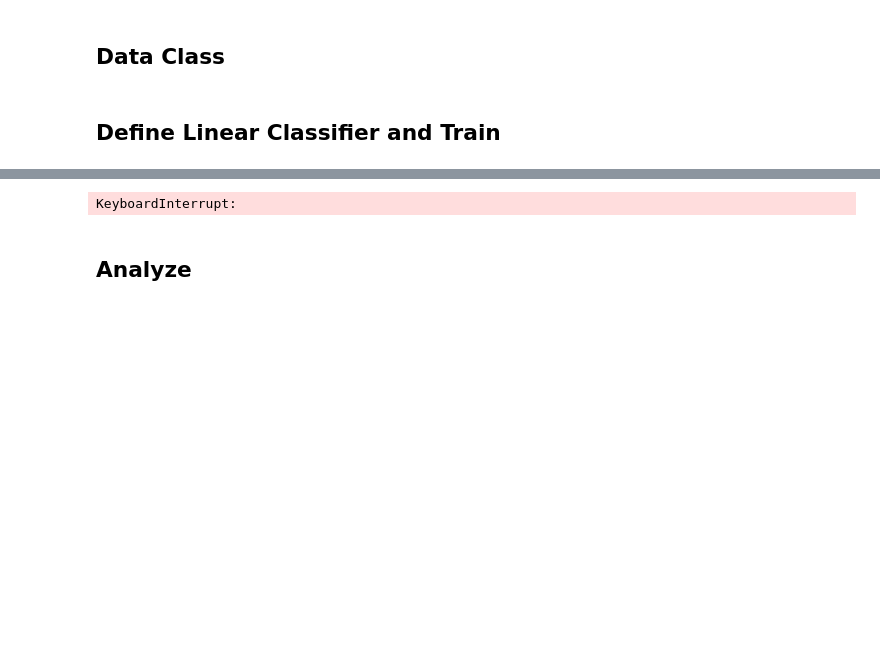
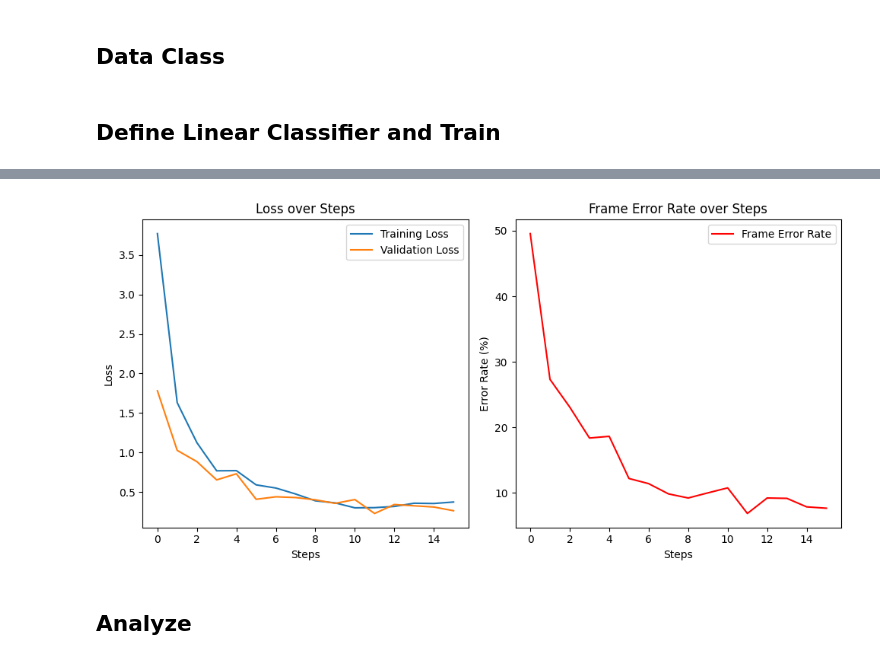
Before and after one commit to georgevenven/tweety_bert, a Jupyter notebook: notebooks/tweetyBERT_FER.ipynb, the cells around one changed output, grey strips where cells are left out. Drawn from its saved outputs; the diff is of its cells as text; code cells hidden in the pictures; blank space fills up the shorter version.

```diff
--- a/notebooks/tweetyBERT_FER.ipynb
+++ b/notebooks/tweetyBERT_FER.ipynb
@@ -13,8 +13,8 @@ os.chdir('/home/george-vengrovski/Documents/projects/tweety_bert_paper')
 from data_class import CollateFunction
 from utils import load_model
 
-weights_path = "/home/george-vengrovski/Documents/projects/tweety_bert_paper/experiments/TweetyBERT-MSE-Mask-Before-50-mask-alpha-1/saved_weights/model_step_6400.pth"
-config_path = "/home/george-vengrovski/Documents/projects/tweety_bert_paper/experiments/TweetyBERT-MSE-Mask-Before-50-mask-alpha-1/config.json"
+weights_path = "/media/george-vengrovski/Extreme SSD/YardenLLB3_PreExtracted_WithPitch_Shift/saved_weights/model_step_26500.pth"
+config_path = "/media/george-vengrovski/Extreme SSD/YardenLLB3_PreExtracted_WithPitch_Shift/config.json"
 
 tweety_bert_model = load_model(config_path, weights_path)
 
@@ -25,13 +23,15 @@ KeyError: 'num_freq_bins'
 ## Data Class
 # %%
 from torch.utils.data import DataLoader
-from data_class import SongDataSet_Image
+from data_class import SongDataSet_Image, deterimine_number_unique_classes
 
-train_dir = "/home/george-vengrovski/Documents/projects/tweety_bert_paper/files/llb3_train"
-test_dir = "/home/george-vengrovski/Documents/projects/tweety_bert_paper/files/llb3_test"
+train_dir = "/media/george-vengrovski/Extreme SSD/yarden_data/llb3_data_matrices_train"
+test_dir = "/media/george-vengrovski/Extreme SSD/yarden_data/llb3_data_matrices_test"
 
-train_dataset = SongDataSet_Image(train_dir, num_classes=196)
-test_dataset = SongDataSet_Image(test_dir, num_classes=196)
+num_classes = deterimine_number_unique_classes(train_dir)
+
+train_dataset = SongDataSet_Image(train_dir, num_classes=num_classes, infinite_loader=False)
+test_dataset = SongDataSet_Image(test_dir, num_classes=num_classes, infinite_loader=False)
 
 collate_fn = CollateFunction(segment_length=1000)  # Adjust the segment length if needed
 
@@ -42,9 +42,9 @@ test_loader = DataLoader(test_dataset, batch_size=48, shuffle=True, collate_fn=c
 # %%
 from linear_probe import LinearProbeModel, LinearProbeTrainer
 
-classifier_model = LinearProbeModel(num_classes=21, model_type="neural_net", model=tweety_bert_model, freeze_layers=False, layer_num=2, layer_id="attention_output", classifier_dims=196)
+classifier_model = LinearProbeModel(num_classes=num_classes, model_type="neural_net", model=tweety_bert_model, freeze_layers=True, layer_num=2, layer_id="attention_output", TweetyBERT_readout_dims=196, classifier_type="linear_probe")
 classifier_model = classifier_model.to(device)
 # %%
-trainer = LinearProbeTrainer(model=classifier_model, train_loader=train_loader, test_loader=test_loader, device=device, lr=3e-4, plotting=True, batches_per_eval=10, desired_total_batches=100, patience=4)
+trainer = LinearProbeTrainer(model=classifier_model, train_loader=train_loader, test_loader=test_loader, device=device, lr=3e-4, plotting=True, batches_per_eval=1, desired_total_batches=50, patience=4)
 trainer.train()
 # %% [output]
@@ -68,4 +67,4 @@ Batch 1060: FER = 3.24%, Train Loss = 0.0818, Val Loss = 0.0929
-KeyboardInterrupt:
+[figure, added]
 # %% [markdown]
 ## Analyze
 # %%
```
Also changed, not shown: parts of 3 cells of this notebook, 5 other files.
